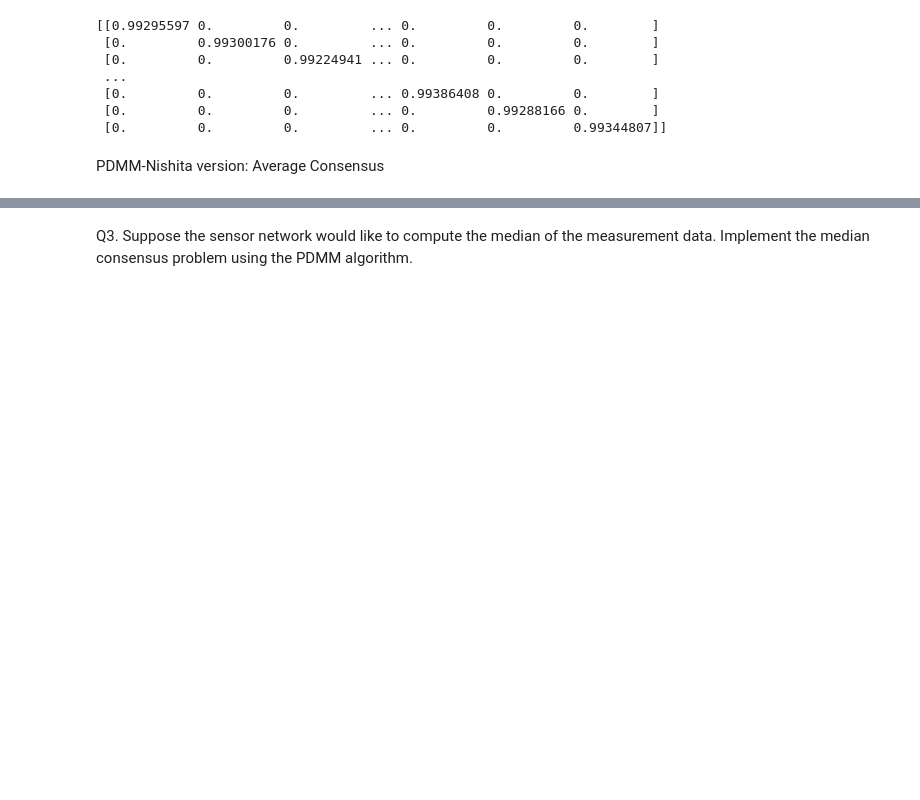
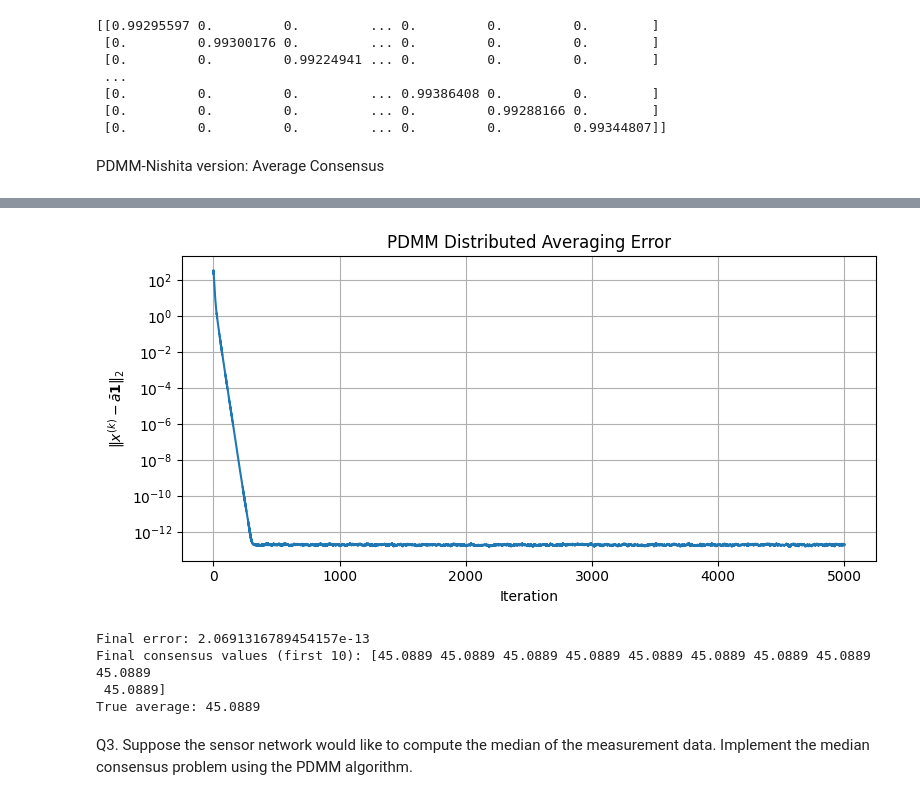
Before and after one commit to nish5180/Distributed_Signal_Processing_EE4540, a Jupyter notebook: distributed_project_git.ipynb, the cells around one changed output, grey strips where cells are left out. Saved outputs shown, nothing was run; the diff lists cells and outputs as text; code cells hidden in the pictures; blank space fills up the shorter version.

```diff
--- a/distributed_project_git.ipynb
+++ b/distributed_project_git.ipynb
@@ -303,3 +186,75 @@ True average: 52.4333
+# %%
+import numpy as np
+import matplotlib.pyplot as plt
+
+adj_matrix_modified = adj_matrix.copy()
+adj_matrix_modified[adj_matrix_modified == 0] = -1  #this is before we say that Aij=Aji=1 to follow the consensus
+
+n = 90
+a = np.random.randint(0, n, size=n)       # initial node values
+true_average = np.mean(a)
+c = 0.4
+iterations = 5000
+
+x = a.astype(float).copy()
+z = {}  # dual variables
+
+# Initialize dual variables for all edges
+for i in range(n):
+    for j in range(n):
+        if adj_matrix[i, j] == 1:
+            z[(i, j)] = 0.0
+
+x_history = [x.copy()]
+error_ac = [np.linalg.norm(x - true_average)]
+
+for k in range(iterations):
+    x_new = x.copy()
+
+    # Primal update
+    for i in range(n):
+        neighbors = [j for j in range(n) if adj_matrix[i, j] == 1]
+        d = len(neighbors)
+        sum_z = sum(z[(i, j)] for j in neighbors)
+        x_new[i] = (a[i] - sum_z) / (1 + c * d)
+
+    # Partial update y
+    y = {}
+    for i in range(n):
+        for j in range(n):
+            if adj_matrix[i, j] == 1:
+                y[(i, j)] = z[(i, j)] + 2 * c * x_new[i]
+
+    # Flip step !!
+    for i in range(n):
+        for j in range(n):
+            if adj_matrix[i, j] == 1:
+                z[(j, i)] = -y[(i, j)]
+
+    x = x_new.copy()
+    x_history.append(x.copy())
+    error_ac.append(np.linalg.norm(x - true_average))
+
+# === Plotting ===
+plt.figure(figsize=(8, 4))
+plt.semilogy(error_ac)
+plt.xlabel("Iteration")
+plt.ylabel(r"$\|x^{(k)} - \bar{a}\mathbf{1}\|_2$")
+plt.title("PDMM Distributed Averaging Error")
+plt.grid(True)
+plt.tight_layout()
+plt.show()
+
+# === Final results ===
+print("Final error:", error_ac[-1])
+print("Final consensus values (first 10):", np.round(x[:10], 4))
+print("True average:", round(true_average, 4))
+# %% [output]
+[figure, added]
+Final error: 2.0691316789454157e-13
+Final consensus values (first 10): [45.0889 45.0889 45.0889 45.0889 45.0889 45.0889 45.0889 45.0889 45.0889
+ 45.0889]
+True average: 45.0889
 # %% [markdown]
 Q3. Suppose the sensor network would like to compute the median of the measurement
 data. Implement the median consensus problem using the PDMM algorithm.
```
Also changed, not shown: parts of 10 cells of this notebook.
